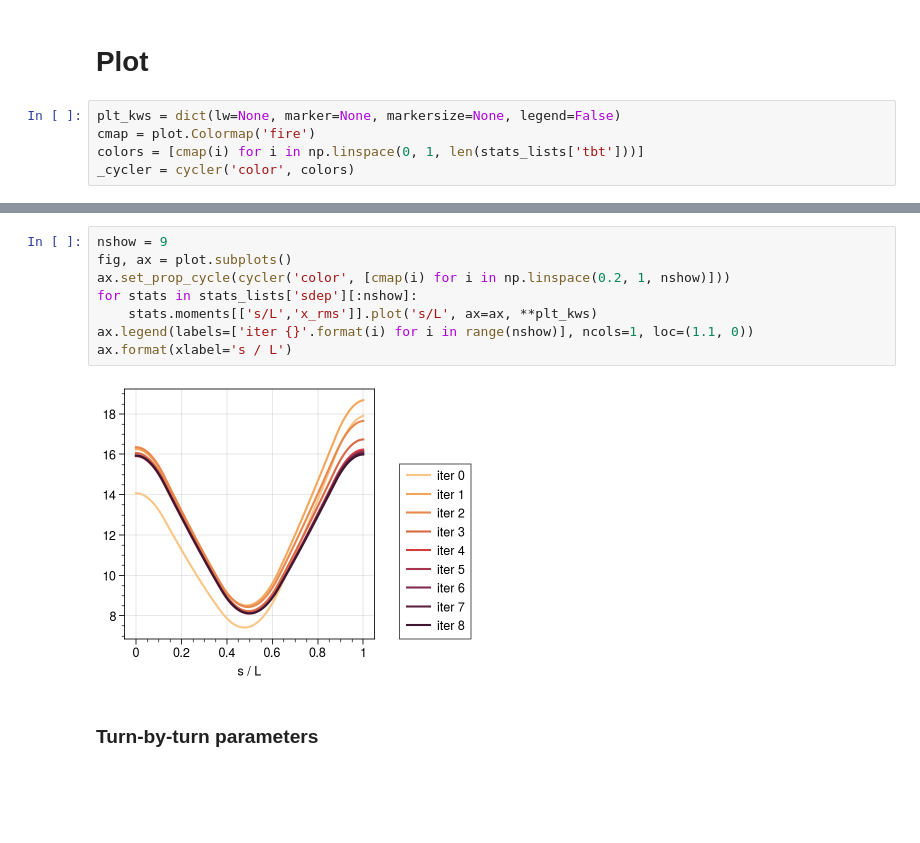
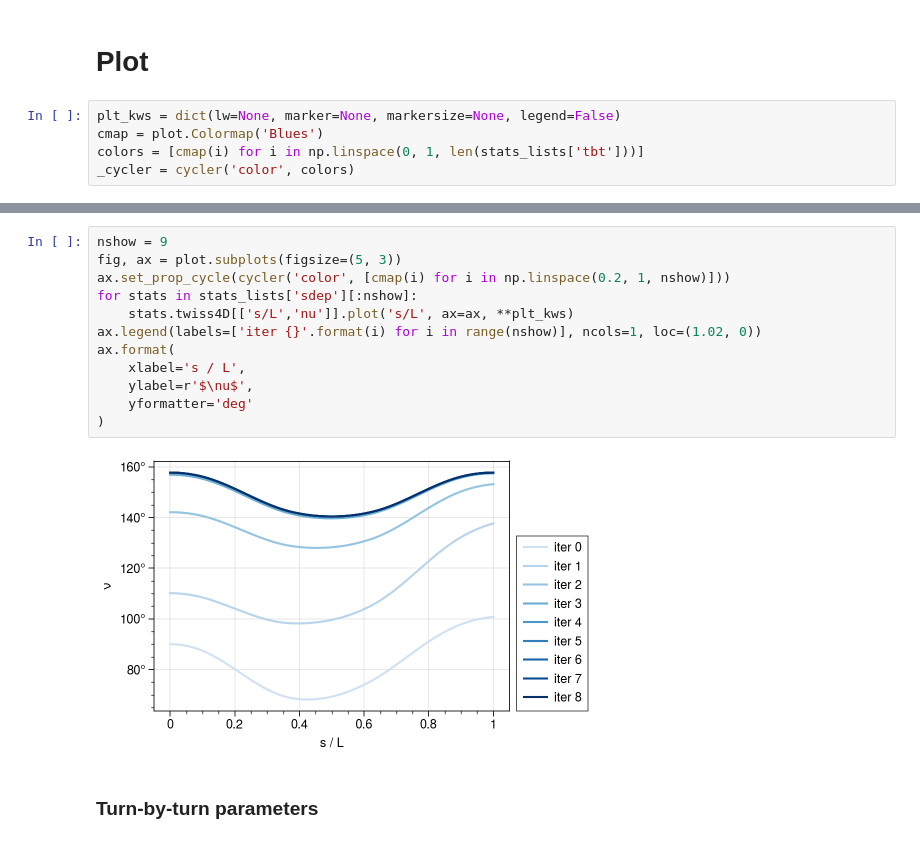
Before and after one commit to austin-hoover/accphys-tools, a Jupyter notebook: pyorbit_studies/matching/convergence/optimizer_progress/analysis.ipynb, the cells around one changed output, grey strips where cells are left out. Drawn from its saved outputs; the diff is of its cells as text; blank space fills up the shorter version.

```diff
--- a/pyorbit_studies/matching/convergence/optimizer_progress/analysis.ipynb
+++ b/pyorbit_studies/matching/convergence/optimizer_progress/analysis.ipynb
@@ -53,6 +54,6 @@ for key in ('tbt', 'sdep'):
 # Plot
 # %%
 plt_kws = dict(lw=None, marker=None, markersize=None, legend=False)
-cmap = plot.Colormap('fire')
+cmap = plot.Colormap('Blues')
 colors = [cmap(i) for i in np.linspace(0, 1, len(stats_lists['tbt']))]
 _cycler = cycler('color', colors)
@@ -59,13 +66,17 @@ _cycler = cycler('color', colors)
 # %%
 nshow = 9
-fig, ax = plot.subplots()
+fig, ax = plot.subplots(figsize=(5, 3))
 ax.set_prop_cycle(cycler('color', [cmap(i) for i in np.linspace(0.2, 1, nshow)]))
 for stats in stats_lists['sdep'][:nshow]:
-    stats.moments[['s/L','x_rms']].plot('s/L', ax=ax, **plt_kws)
-ax.legend(labels=['iter {}'.format(i) for i in range(nshow)], ncols=1, loc=(1.1, 0))
-ax.format(xlabel='s / L')
+    stats.twiss4D[['s/L','nu']].plot('s/L', ax=ax, **plt_kws)
+ax.legend(labels=['iter {}'.format(i) for i in range(nshow)], ncols=1, loc=(1.02, 0))
+ax.format(
+    xlabel='s / L',
+    ylabel=r'$\nu$',
+    yformatter='deg'
+)
 # %% [output]
-[figure, old version]
+[figure, new version]
 # %% [markdown]
 ### Turn-by-turn parameters
 # %%
```
Also changed, not shown: parts of 5 cells of this notebook, 4 other files.
